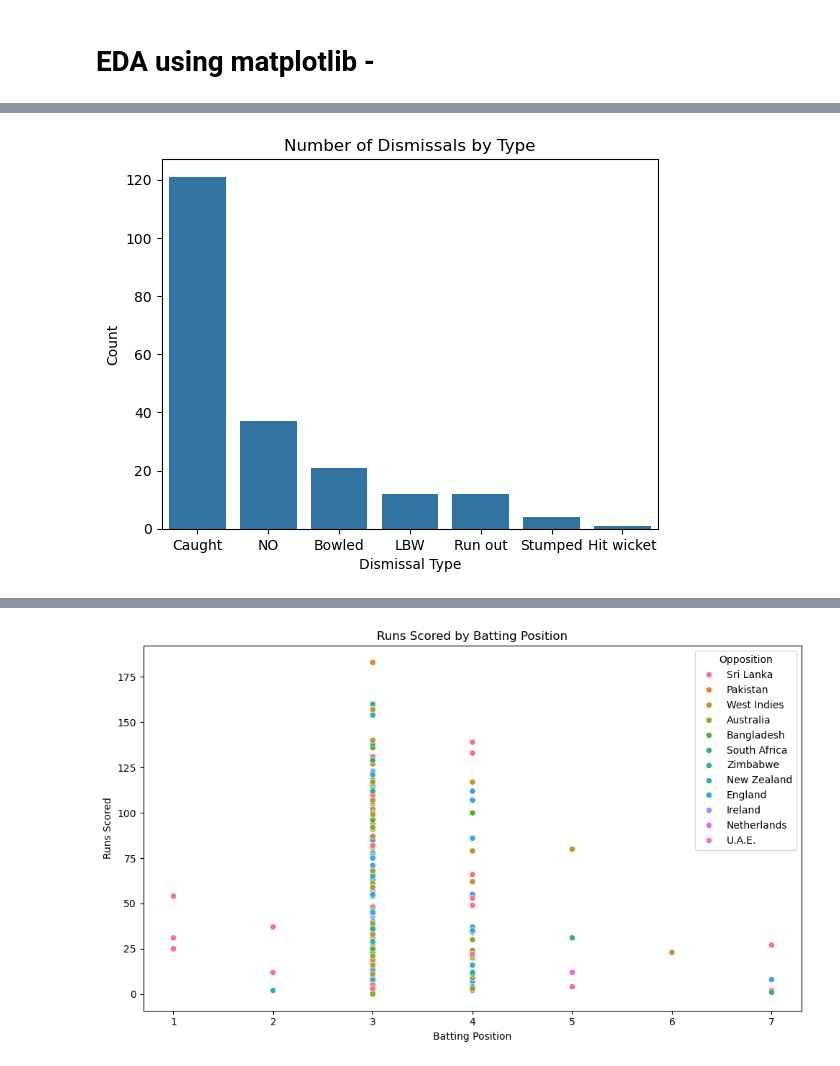
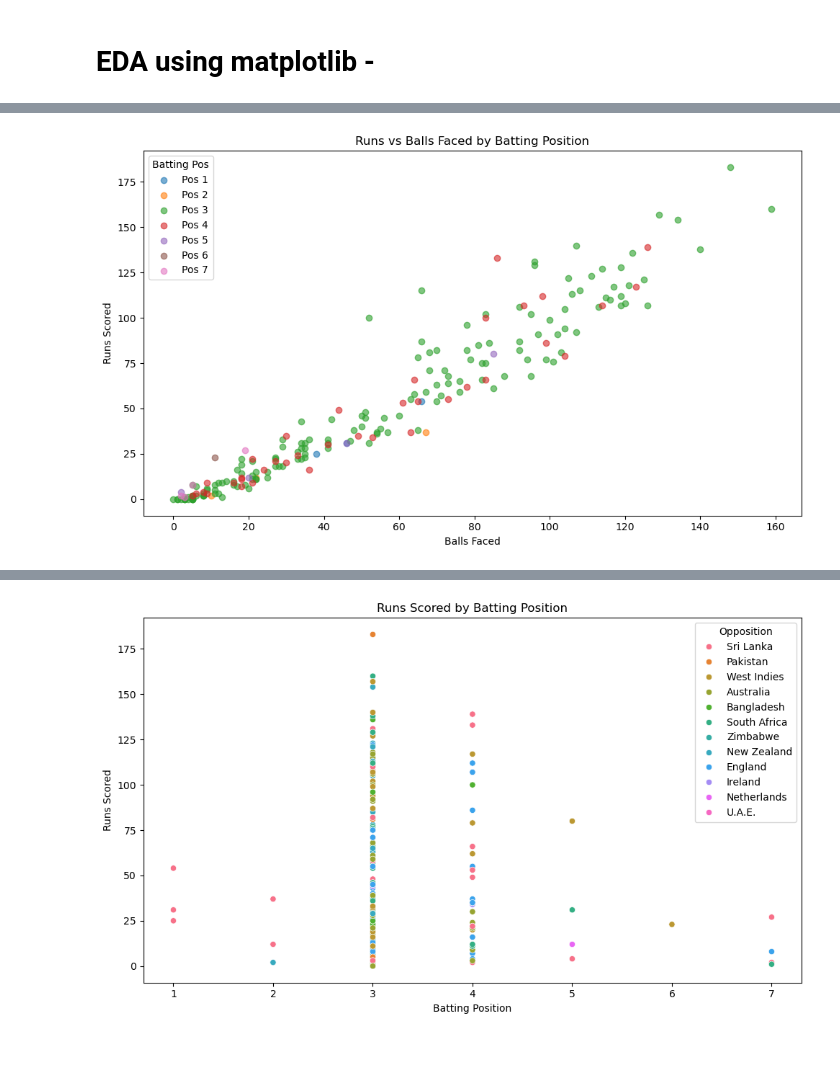
Before and after one commit to BARKKNIGHT/Data-Science, a Jupyter notebook: 16_april_2025_csv_eda.ipynb, the cells around one changed output, grey strips where cells are left out. Saved outputs shown, nothing was run; the diff lists cells and outputs as text; code cells hidden in the pictures.

```diff
--- a/16_april_2025_csv_eda.ipynb
+++ b/16_april_2025_csv_eda.ipynb
@@ -82,11 +87,19 @@ plt.show()
 # %%
-dismissal_counts = data['Dismissal'].value_counts().reset_index()
-dismissal_counts.columns = ['Dismissal', 'Count']
-sns.barplot(data=dismissal_counts, x='Dismissal', y='Count')
-plt.title('Number of Dismissals by Type')
-plt.xlabel('Dismissal Type')
-plt.ylabel('Count')
+plt.figure(figsize=(10, 6))
+for pos in sorted(data['BattingPosition'].unique()):
+    subset = data[data['BattingPosition'] == pos]
+    plt.scatter(
+        subset['BallsFaced'],
+        subset['RunsScored'],
+        alpha=0.6,
+        label=f'Pos {pos}'
+    )
+plt.title('Runs vs Balls Faced by Batting Position')
+plt.xlabel('Balls Faced')
+plt.ylabel('Runs Scored')
+plt.legend(title='Batting Pos')
+plt.tight_layout()
 plt.show()
 # %% [output]
-[figure, old version]
+[figure, new version]
 # %%
```
Also changed, not shown: parts of 4 cells of this notebook, 1 other file.
